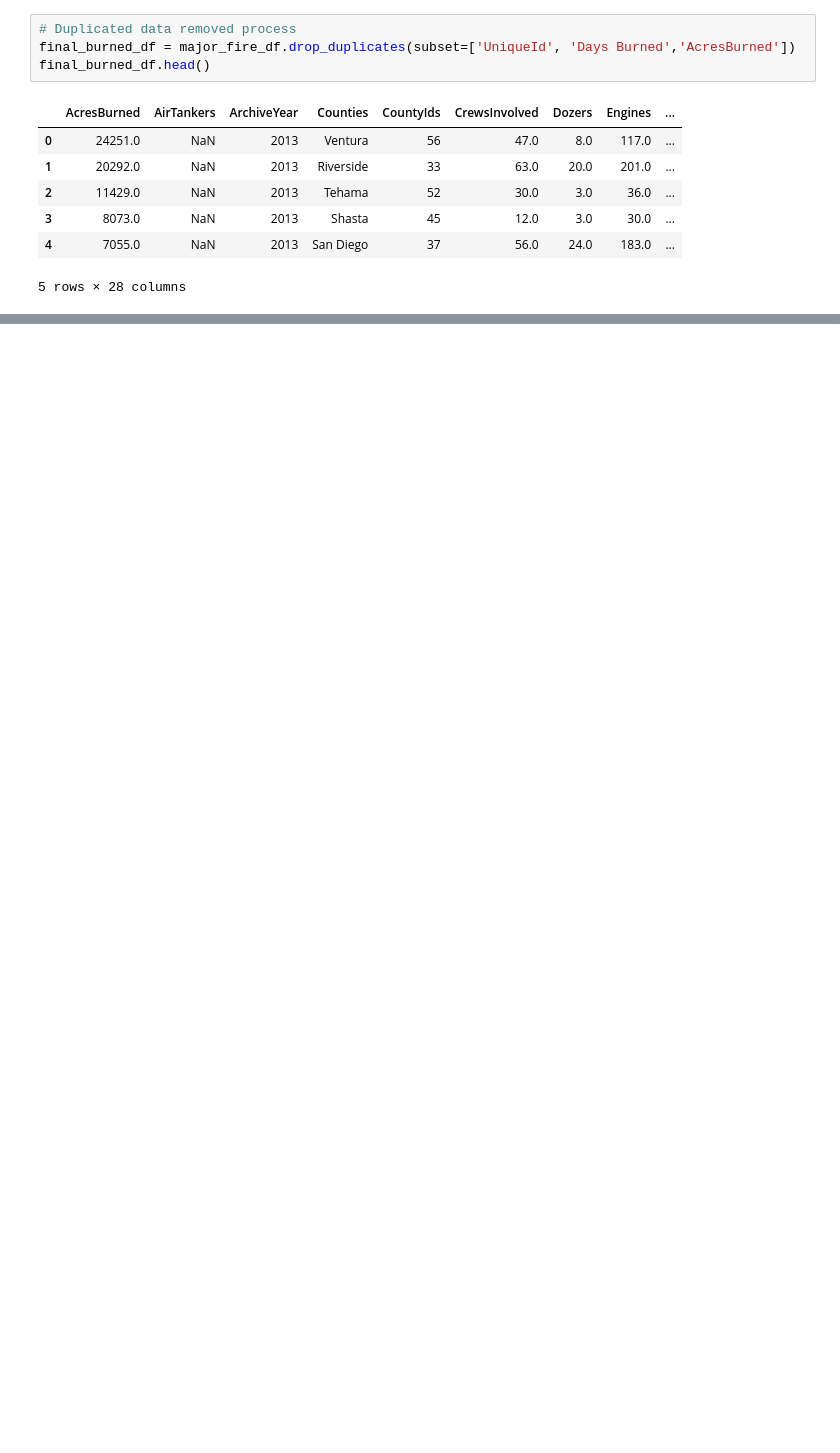
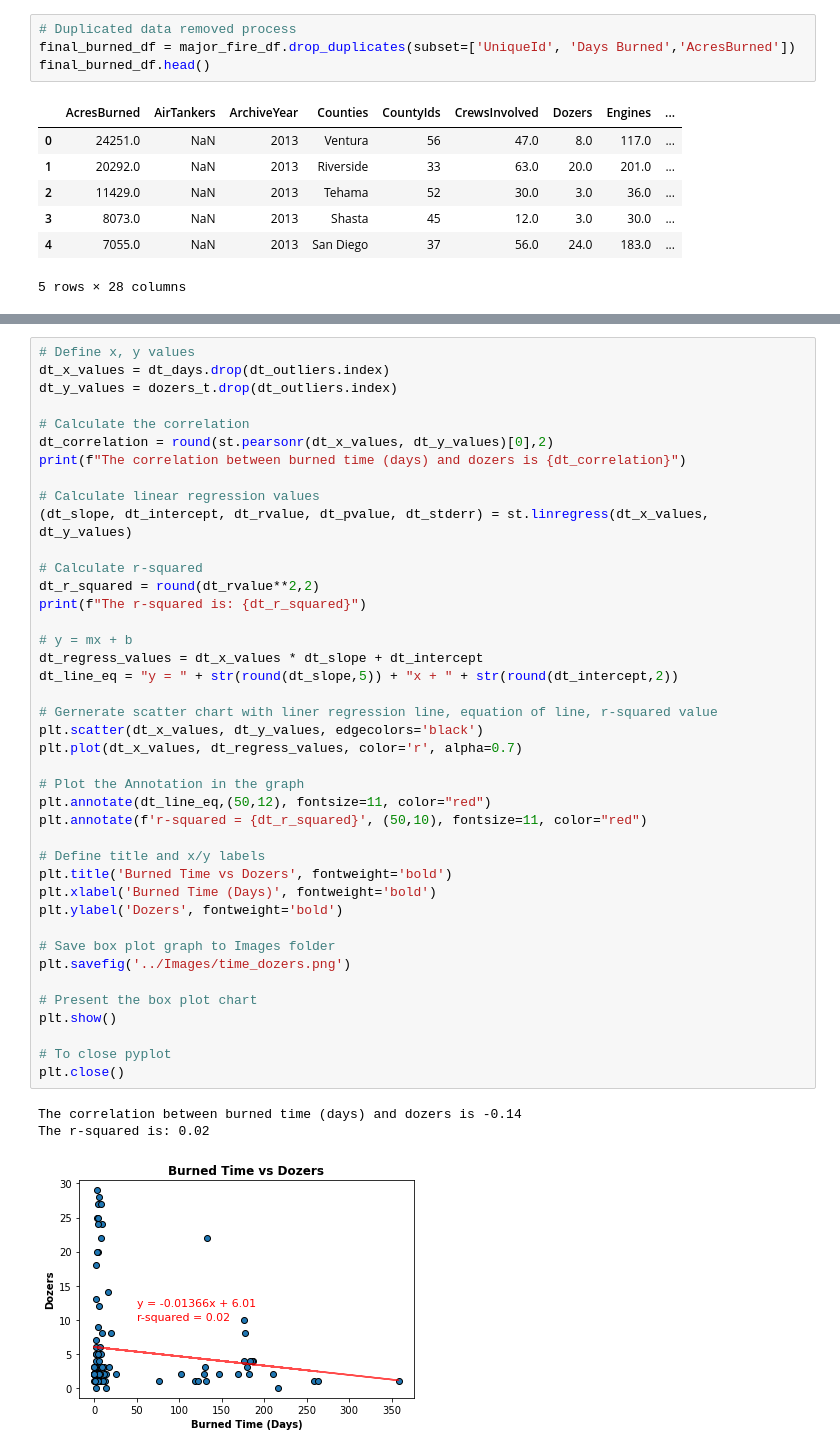
Before and after one commit to jump8621/data-project-I, a Jupyter notebook: ab/correlation/correlation.ipynb, the cells around one changed output, grey strips where cells are left out. Cells and saved outputs as stored; diff of their text form; blank space fills up the shorter version.

```diff
--- a/ab/correlation/correlation.ipynb
+++ b/ab/correlation/correlation.ipynb
@@ -125,0 +231,45 @@ The r-squared is: 0.0
+# %%
+# Define x, y values
+dt_x_values = dt_days.drop(dt_outliers.index)
+dt_y_values = dozers_t.drop(dt_outliers.index)
+
+# Calculate the correlation
+dt_correlation = round(st.pearsonr(dt_x_values, dt_y_values)[0],2)
+print(f"The correlation between burned time (days) and dozers is {dt_correlation}")
+
+# Calculate linear regression values
+(dt_slope, dt_intercept, dt_rvalue, dt_pvalue, dt_stderr) = st.linregress(dt_x_values, dt_y_values)
+
+# Calculate r-squared
+dt_r_squared = round(dt_rvalue**2,2)
+print(f"The r-squared is: {dt_r_squared}")
+
+# y = mx + b
+dt_regress_values = dt_x_values * dt_slope + dt_intercept
+dt_line_eq = "y = " + str(round(dt_slope,5)) + "x + " + str(round(dt_intercept,2))
+
+# Gernerate scatter chart with liner regression line, equation of line, r-squared value
+plt.scatter(dt_x_values, dt_y_values, edgecolors='black')
+plt.plot(dt_x_values, dt_regress_values, color='r', alpha=0.7)
+
+# Plot the Annotation in the graph
+plt.annotate(dt_line_eq,(50,12), fontsize=11, color="red")
+plt.annotate(f'r-squared = {dt_r_squared}', (50,10), fontsize=11, color="red")
+
+# Define title and x/y labels
+plt.title('Burned Time vs Dozers', fontweight='bold')
+plt.xlabel('Burned Time (Days)', fontweight='bold')
+plt.ylabel('Dozers', fontweight='bold')
+
+# Save box plot graph to Images folder
+plt.savefig('../Images/time_dozers.png')
+
+# Present the box plot chart
+plt.show()
+
+# To close pyplot
+plt.close()
+# %% [output]
+The correlation between burned time (days) and dozers is -0.14
+The r-squared is: 0.02
+[figure, added]
```
Also changed, not shown: parts of 29 cells of this notebook, 7 other files.
